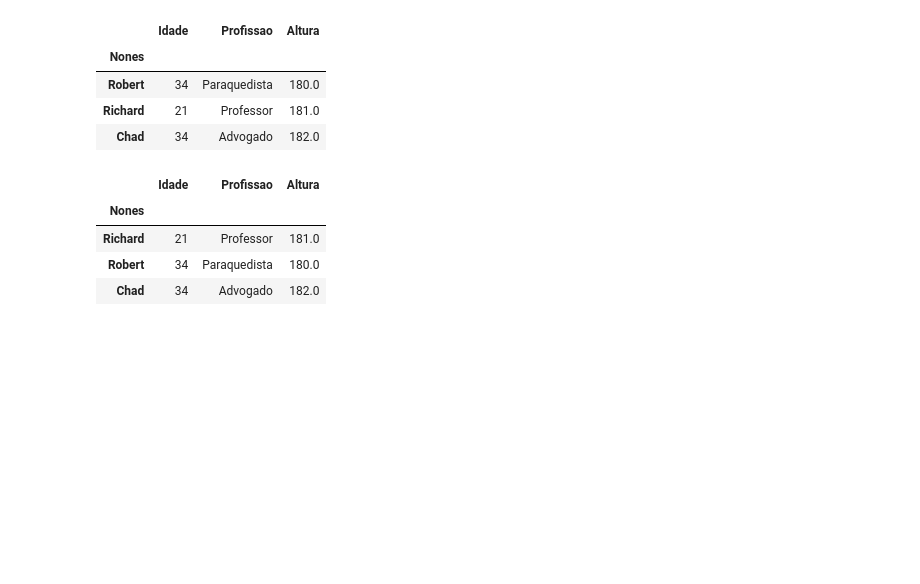
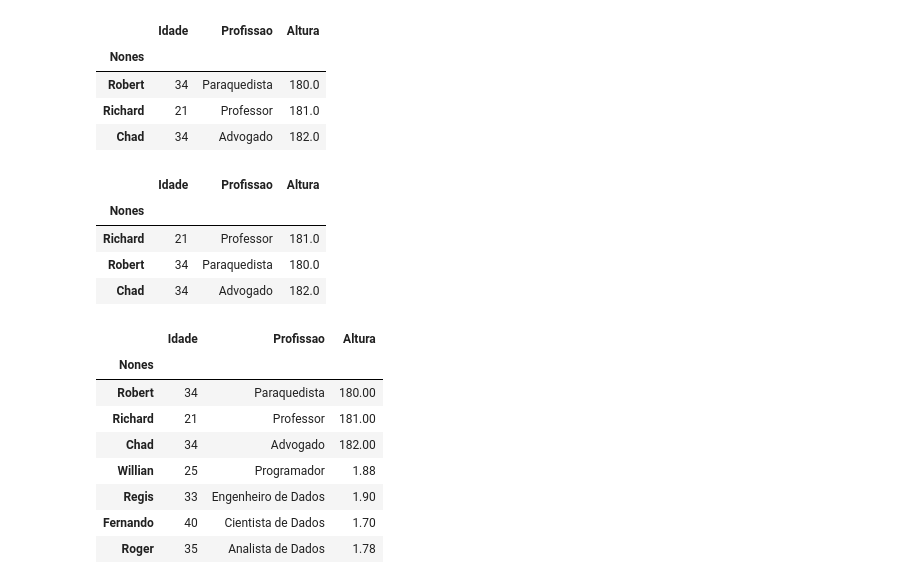
Before and after one commit to 21seya/Python_Engenharia_Dados, a Jupyter notebook: pandas_exercicios.ipynb, the cells around one changed output. Saved outputs shown, nothing was run; the diff lists cells and outputs as text; code cells hidden in the pictures; blank space fills up the shorter version.

```diff
--- a/pandas_exercicios.ipynb
+++ b/pandas_exercicios.ipynb
@@ -369,3 +369,19 @@ copy
 | Richard | 21 | Professor | 181.0 |
 | Robert | 34 | Paraquedista | 180.0 |
 | Chad | 34 | Advogado | 182.0 |
+# %%
+data_adicional.loc['Willian'] = (25,'Programador',1.88)
+data_adicional.loc['Regis'] = (33,'Engenheiro de Dados',1.90)
+data_adicional.loc['Fernando'] = (40,'Cientista de Dados',1.70)
+data_adicional.loc['Roger'] = (35,'Analista de Dados',1.78)
+data_adicional
+# %% [output]
+|  | Idade | Profissao | Altura |
+| Nones |  |  |  |
+| Robert | 34 | Paraquedista | 180.00 |
+| Richard | 21 | Professor | 181.00 |
+| Chad | 34 | Advogado | 182.00 |
+| Willian | 25 | Programador | 1.88 |
+| Regis | 33 | Engenheiro de Dados | 1.90 |
+| Fernando | 40 | Cientista de Dados | 1.70 |
+| Roger | 35 | Analista de Dados | 1.78 |
```
Also changed, not shown: parts of 4 cells of this notebook.
